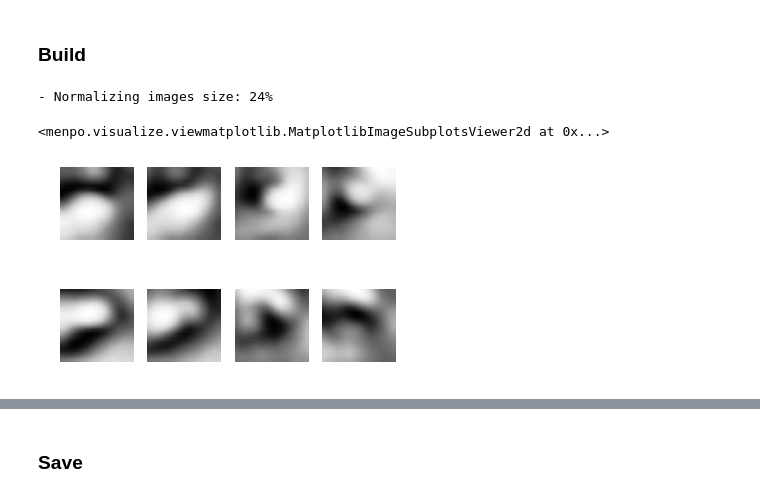
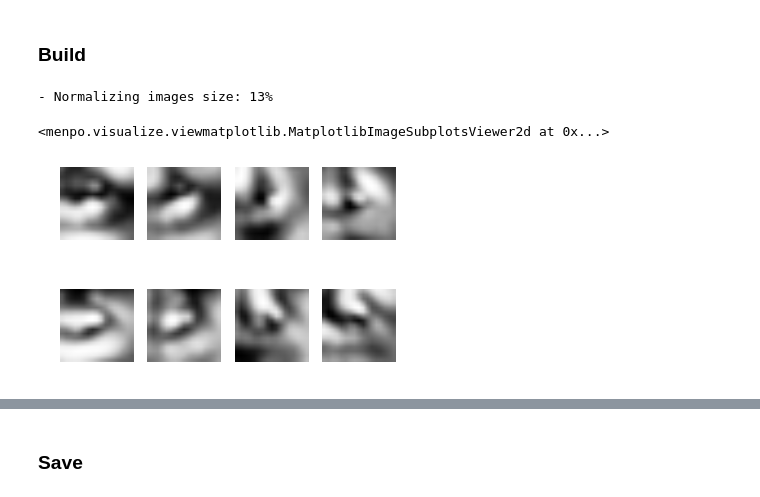
Before and after one commit to VLAM3D/alabortcvpr2015, a Jupyter notebook: notebooks/Unified/Build Unified.ipynb, the cells around one changed output, grey strips where cells are left out. Saved outputs shown, nothing was run; the diff lists cells and outputs as text; code cells hidden in the pictures.

```diff
--- a/notebooks/Unified/Build Unified.ipynb
+++ b/notebooks/Unified/Build Unified.ipynb
@@ -13,7 +13,7 @@ from menpofast.utils import convert_from_menpo
 group = 'ibug_face_49'
 
 training_images = []
-for i in mio.import_images('/data/PhD/DataBases/faces/lfpw/trainset/',
+for i in mio.import_images('/Users/joan/PhD/DataBases/faces/lfpw/trainset/',
                            verbose=True, max_images=None):
 
     # convert the image from menpo Image to menpofast Image (channels at front)
@@ -30,7 +30,7 @@ for i in mio.import_images('/data/PhD/DataBases/faces/lfpw/trainset/',
 - Loading 811 assets: [====                ] 24%
 # %%
 for i in mio.import_images('/Users/joan/PhD/DataBases/faces/helen/trainset/',
-                           verbose=True, max_images=None):
+                           verbose=True, max_images=500):
 
     # convert the image from menpo Image to menpofast Image (channels at front)
     i = convert_from_menpo(i)
@@ -67,26 +71,26 @@ visualize_images(training_images)
 # %% [markdown]
 ### Build
 # %%
-from menpofast.feature import no_op, fast_dsift, fast_daisy
+from menpofast.feature import no_op, fast_dsift
 from alabortcvpr2015.unified import PartsUnifiedBuilder
 
 unified = PartsUnifiedBuilder(parts_shape=(17, 17),
                               features=fast_dsift,
                               diagonal=100,
                               normalize_parts=False,
-                              covariance=2
+                              covariance=4,
                               scales=(1, .5),
                               max_shape_components=25,
                               max_appearance_components=250).build(training_images,
                                                                    group=group,
                                                                    verbose=True)
 # %% [output]
-- Normalizing images size: 24%
+- Normalizing images size: 13%
 # %%
 from menpofast.image import Image
 
-Image(unified.appearance_models[1].mean().pixels[18, 0]).view()
+Image(unified.appearance_models[0].mean().pixels[18, 0]).view()
 # %% [output]
 <menpo.visualize.viewmatplotlib.MatplotlibImageSubplotsViewer2d at 0x...>
-[figure, old version]
+[figure, new version]
 # %%
```
Also changed, not shown: parts of 5 cells of this notebook, 10 other files.
